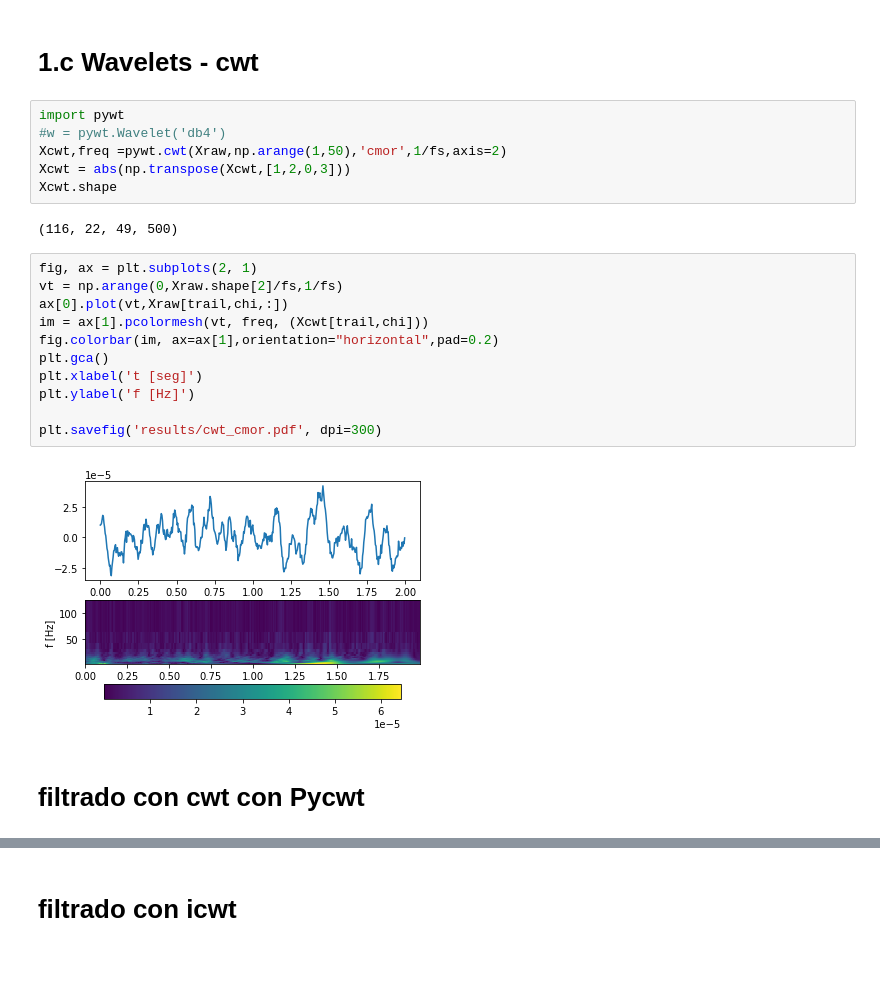
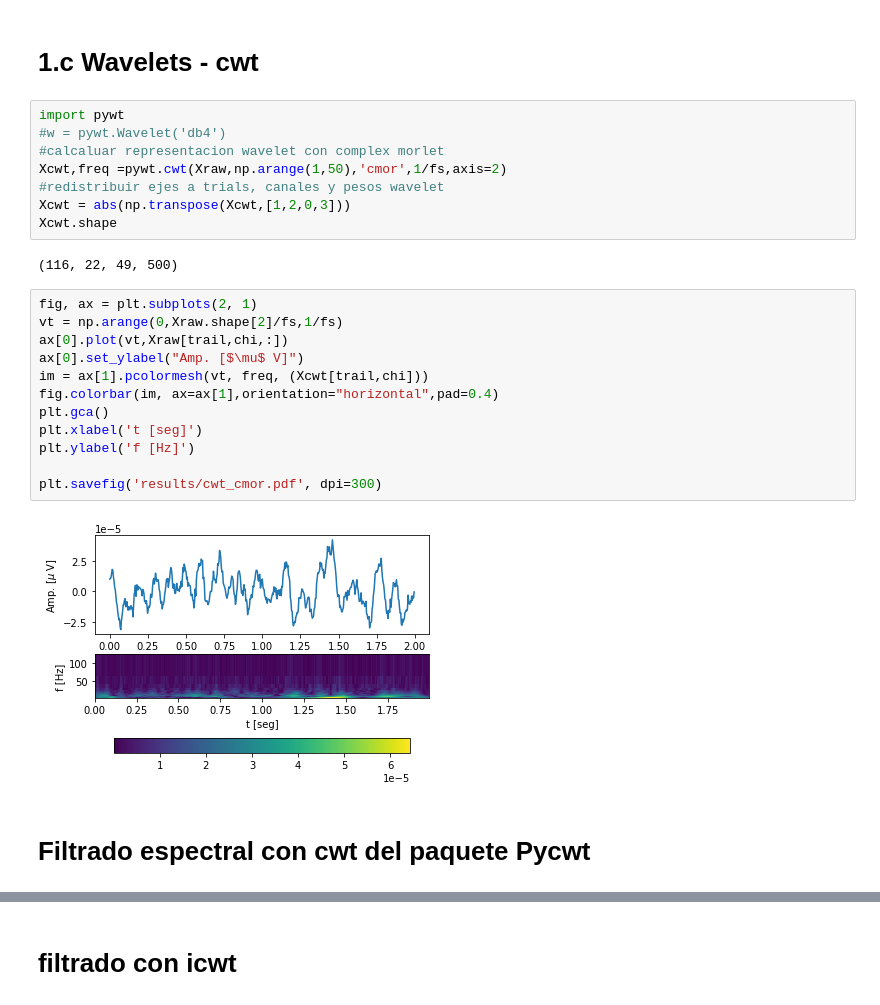
Before and after one commit to amalvarezme/ProcesoDigitalSen, a Jupyter notebook: ProyectoFinalPDS_20201.ipynb, the cells around one changed output, grey strips where cells are left out. Drawn from its saved outputs; the diff is of its cells as text; blank space fills up the shorter version.

```diff
--- a/ProyectoFinalPDS_20201.ipynb
+++ b/ProyectoFinalPDS_20201.ipynb
@@ -206,7 +212,9 @@ print(t)
 # %%
 import pywt
 #w = pywt.Wavelet('db4')
+#calcaluar representacion wavelet con complex morlet
 Xcwt,freq =pywt.cwt(Xraw,np.arange(1,50),'cmor',1/fs,axis=2)
+#redistribuir ejes a trials, canales y pesos wavelet
 Xcwt = abs(np.transpose(Xcwt,[1,2,0,3]))
 Xcwt.shape
 # %% [output]
@@ -214,16 +222,17 @@ Xcwt.shape
 # %%
 fig, ax = plt.subplots(2, 1)
 vt = np.arange(0,Xraw.shape[2]/fs,1/fs)
 ax[0].plot(vt,Xraw[trail,chi,:])
+ax[0].set_ylabel("Amp. [$\mu$ V]")
 im = ax[1].pcolormesh(vt, freq, (Xcwt[trail,chi]))
-fig.colorbar(im, ax=ax[1],orientation="horizontal",pad=0.2)
+fig.colorbar(im, ax=ax[1],orientation="horizontal",pad=0.4)
 plt.gca()
 plt.xlabel('t [seg]')
 plt.ylabel('f [Hz]')
 
 plt.savefig('results/cwt_cmor.pdf', dpi=300)
 # %% [output]
-[figure, old version]
+[figure, new version]
 # %% [markdown]
-# filtrado con cwt con Pycwt
+# Filtrado espectral con cwt  del paquete Pycwt
 # %%
```
Also changed, not shown: parts of 30 cells of this notebook.
